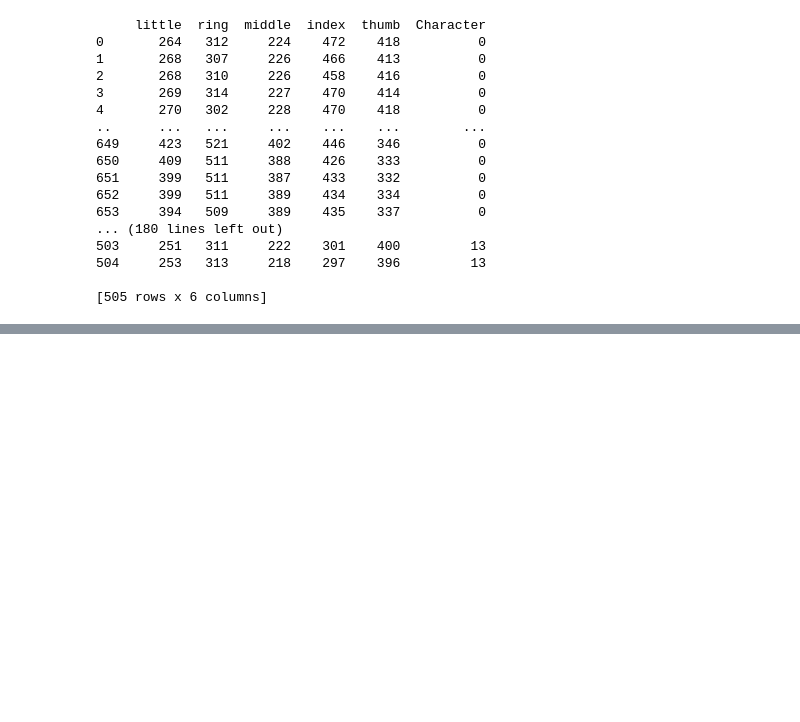
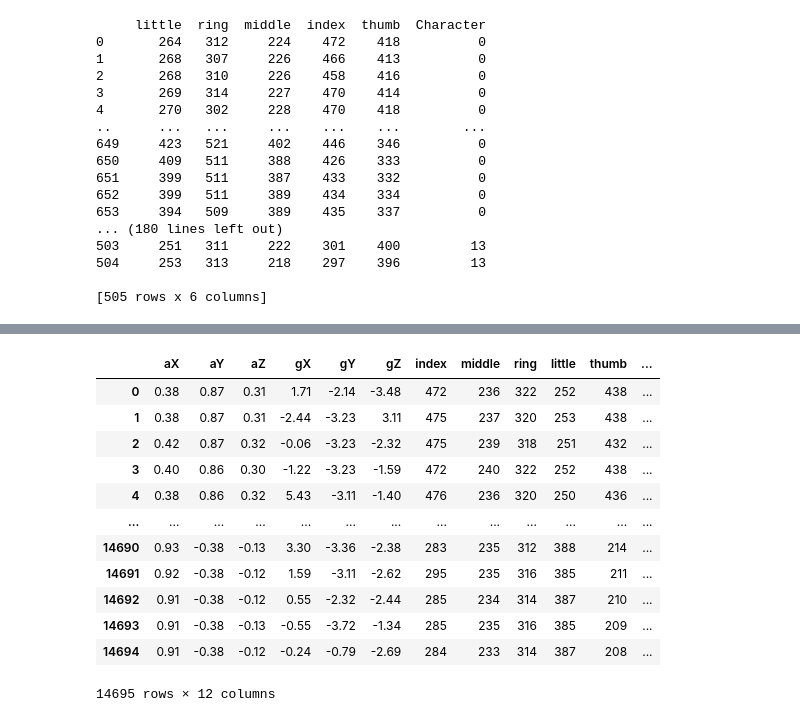
Before and after one commit to SCH-Sign-language-translation-gloves/SLTG_arduino, a Jupyter notebook: DL/DL_tset.ipynb, the cells around one changed output, grey strips where cells are left out. Saved outputs shown, nothing was run; the diff lists cells and outputs as text; code cells hidden in the pictures; blank space fills up the shorter version.

```diff
--- a/DL/DL_tset.ipynb
+++ b/DL/DL_tset.ipynb
@@ -253,0 +305,17 @@ finaldata
+# %%
+finaldata = pd.concat([finaldata_jy,finaldata_nh,finaldata_yj],sort=False,ignore_index = True)
+finaldata
+# %% [output]
+|  | aX | aY | aZ | gX | gY | gZ | index | middle | ring | little | thumb | ... |
+| 0 | 0.38 | 0.87 | 0.31 | 1.71 | -2.14 | -3.48 | 472 | 236 | 322 | 252 | 438 | ... |
+| 1 | 0.38 | 0.87 | 0.31 | -2.44 | -3.23 | 3.11 | 475 | 237 | 320 | 253 | 438 | ... |
+| 2 | 0.42 | 0.87 | 0.32 | -0.06 | -3.23 | -2.32 | 475 | 239 | 318 | 251 | 432 | ... |
+| 3 | 0.40 | 0.86 | 0.30 | -1.22 | -3.23 | -1.59 | 472 | 240 | 322 | 252 | 438 | ... |
+| 4 | 0.38 | 0.86 | 0.32 | 5.43 | -3.11 | -1.40 | 476 | 236 | 320 | 250 | 436 | ... |
+| ... | ... | ... | ... | ... | ... | ... | ... | ... | ... | ... | ... | ... |
+| 14690 | 0.93 | -0.38 | -0.13 | 3.30 | -3.36 | -2.38 | 283 | 235 | 312 | 388 | 214 | ... |
+| 14691 | 0.92 | -0.38 | -0.12 | 1.59 | -3.11 | -2.62 | 295 | 235 | 316 | 385 | 211 | ... |
+| 14692 | 0.91 | -0.38 | -0.12 | 0.55 | -2.32 | -2.44 | 285 | 234 | 314 | 387 | 210 | ... |
+| 14693 | 0.91 | -0.38 | -0.13 | -0.55 | -3.72 | -1.34 | 285 | 235 | 316 | 385 | 209 | ... |
+| 14694 | 0.91 | -0.38 | -0.12 | -0.24 | -0.79 | -2.69 | 284 | 233 | 314 | 387 | 208 | ... |
+14695 rows × 12 columns
```
Also changed, not shown: parts of 4 cells of this notebook, 1 other file.
